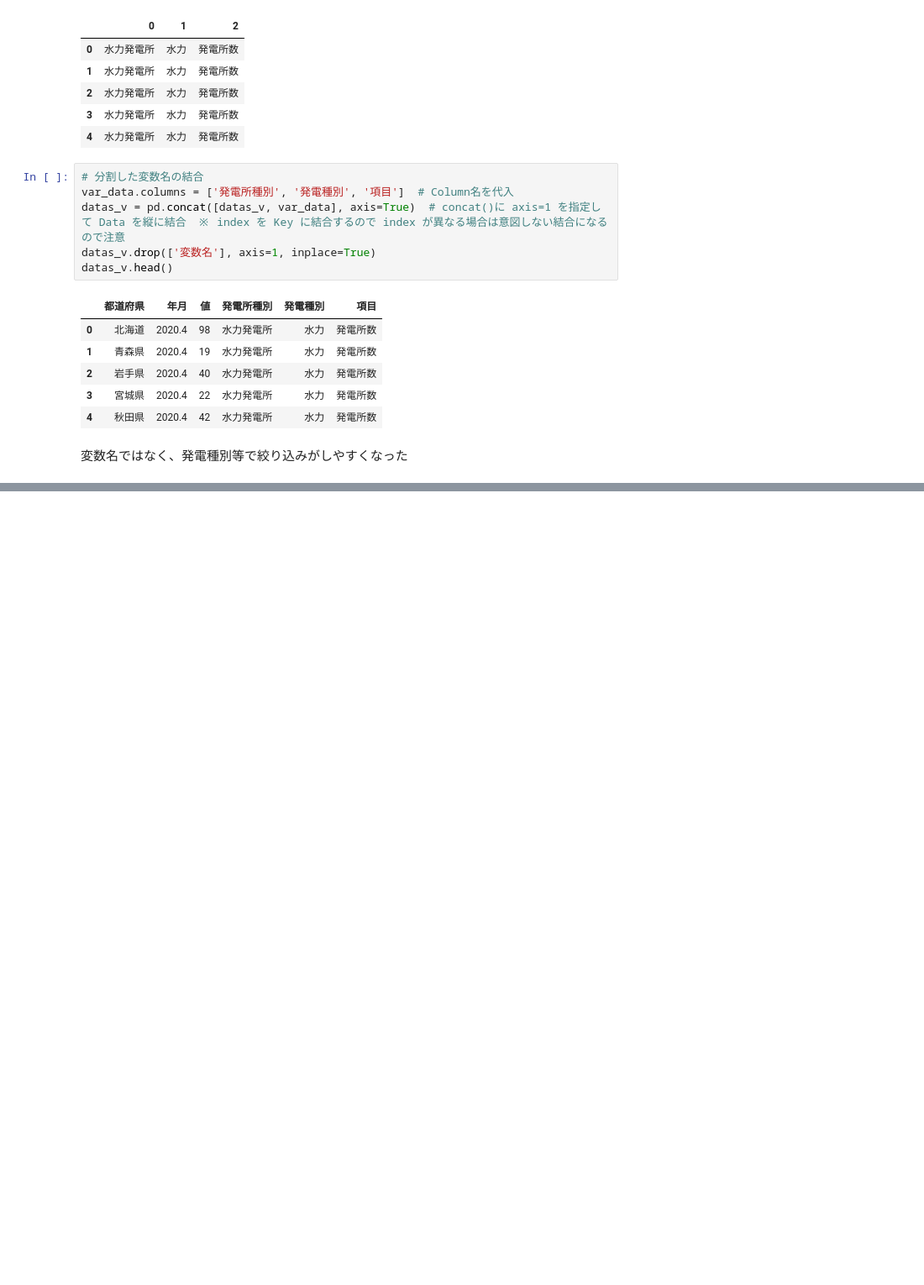
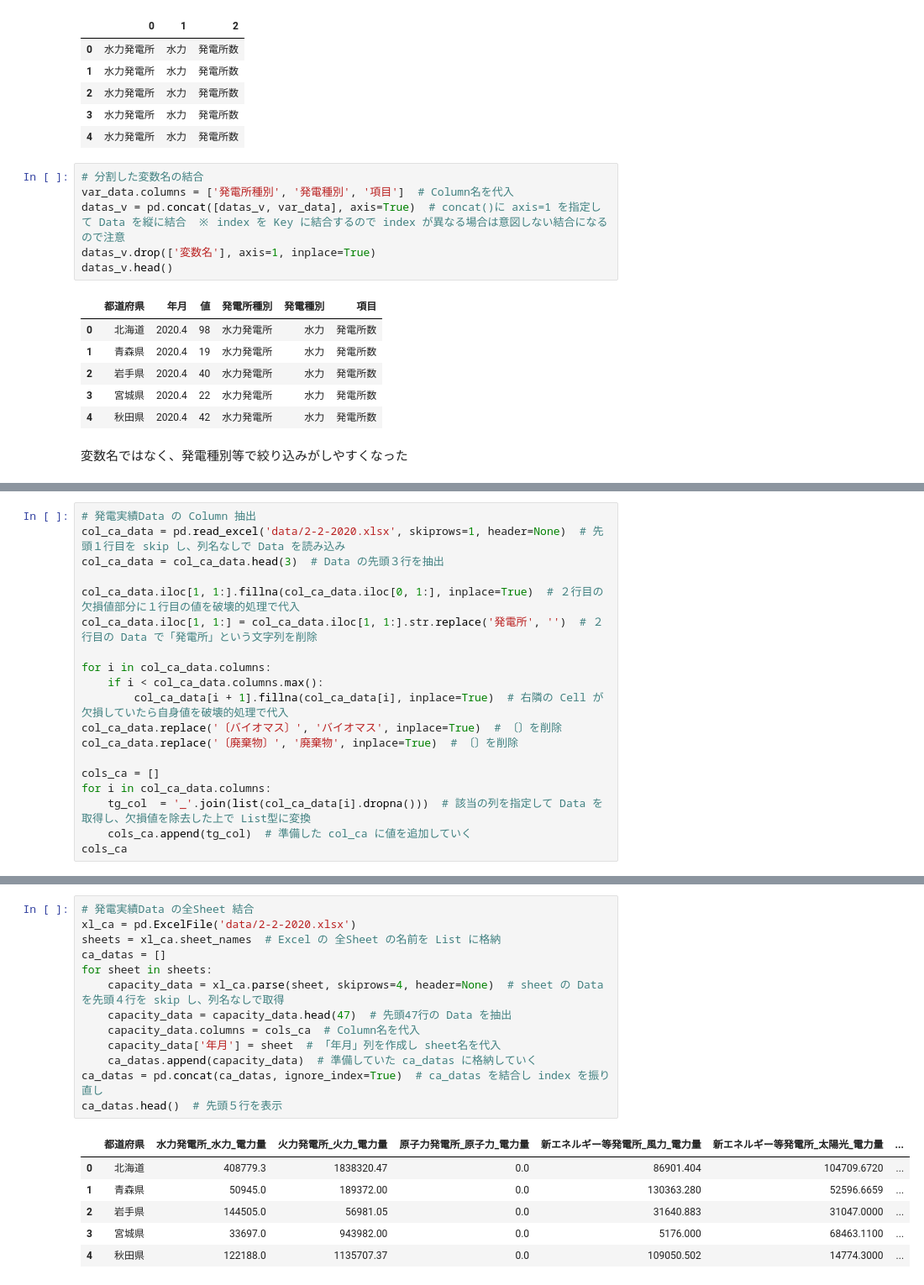
Before and after one commit to 1024xx4/100_Data_processing--visualization, a Jupyter notebook: excel_data.ipynb, the cells around one changed output, grey strips where cells are left out. Shown at 84% size. Cells and saved outputs as stored; diff of their text form; blank space fills up the shorter version.

```diff
--- a/excel_data.ipynb
+++ b/excel_data.ipynb
@@ -317,0 +345,19 @@ datas_v.head()
+# %%
+# 発電実績Data の Column 抽出
+col_ca_data = pd.read_excel('data/2-2-2020.xlsx', skiprows=1, header=None)  # 先頭１行目を skip し、列名なしで Data を読み込み
+col_ca_data = col_ca_data.head(3)  # Data の先頭３行を抽出
+
+col_ca_data.iloc[1, 1:].fillna(col_ca_data.iloc[0, 1:], inplace=True)  # ２行目の欠損値部分に１行目の値を破壊的処理で代入
+col_ca_data.iloc[1, 1:] = col_ca_data.iloc[1, 1:].str.replace('発電所', '')  # ２行目の Data で「発電所」という文字列を削除
+
+for i in col_ca_data.columns:
+    if i < col_ca_data.columns.max():
+        col_ca_data[i + 1].fillna(col_ca_data[i], inplace=True)  # 右隣の Cell が欠損していたら自身値を破壊的処理で代入
+col_ca_data.replace('〔バイオマス〕', 'バイオマス', inplace=True)  # 〔〕を削除
+col_ca_data.replace('〔廃棄物〕', '廃棄物', inplace=True)  # 〔〕を削除
+
+cols_ca = []
+for i in col_ca_data.columns:
+    tg_col  = '_'.join(list(col_ca_data[i].dropna()))  # 該当の列を指定して Data を取得し、欠損値を除去した上で List型に変換
+    cols_ca.append(tg_col)  # 準備した col_ca に値を追加していく
+cols_ca
@@ -317,0 +377,20 @@ datas_v.head()
+# %%
+# 発電実績Data の全Sheet 結合
+xl_ca = pd.ExcelFile('data/2-2-2020.xlsx')
+sheets = xl_ca.sheet_names  # Excel の 全Sheet の名前を List に格納
+ca_datas = []
+for sheet in sheets:
+    capacity_data = xl_ca.parse(sheet, skiprows=4, header=None)  # sheet の Data を先頭４行を skip し、列名なしで取得
+    capacity_data = capacity_data.head(47)  # 先頭47行の Data を抽出
+    capacity_data.columns = cols_ca  # Column名を代入
+    capacity_data['年月'] = sheet  # 「年月」列を作成し sheet名を代入
+    ca_datas.append(capacity_data)  # 準備していた ca_datas に格納していく
+ca_datas = pd.concat(ca_datas, ignore_index=True)  # ca_datas を結合し index を振り直し
+ca_datas.head()  # 先頭５行を表示
+# %% [output]
+|  | 都道府県 | 水力発電所_水力_電力量 | 火力発電所_火力_電力量 | 原子力発電所_原子力_電力量 | 新エネルギー等発電所_風力_電力量 | 新エネルギー等発電所_太陽光_電力量 | ... |
+| 0 | 北海道 | 408779.3 | 1838320.47 | 0.0 | 86901.404 | 104709.6720 | ... |
+| 1 | 青森県 | 50945.0 | 189372.00 | 0.0 | 130363.280 | 52596.6659 | ... |
+| 2 | 岩手県 | 144505.0 | 56981.05 | 0.0 | 31640.883 | 31047.0000 | ... |
+| 3 | 宮城県 | 33697.0 | 943982.00 | 0.0 | 5176.000 | 68463.1100 | ... |
+| 4 | 秋田県 | 122188.0 | 1135707.37 | 0.0 | 109050.502 | 14774.3000 | ... |
```
Also changed, not shown: parts of 7 cells of this notebook, 1 other file.
